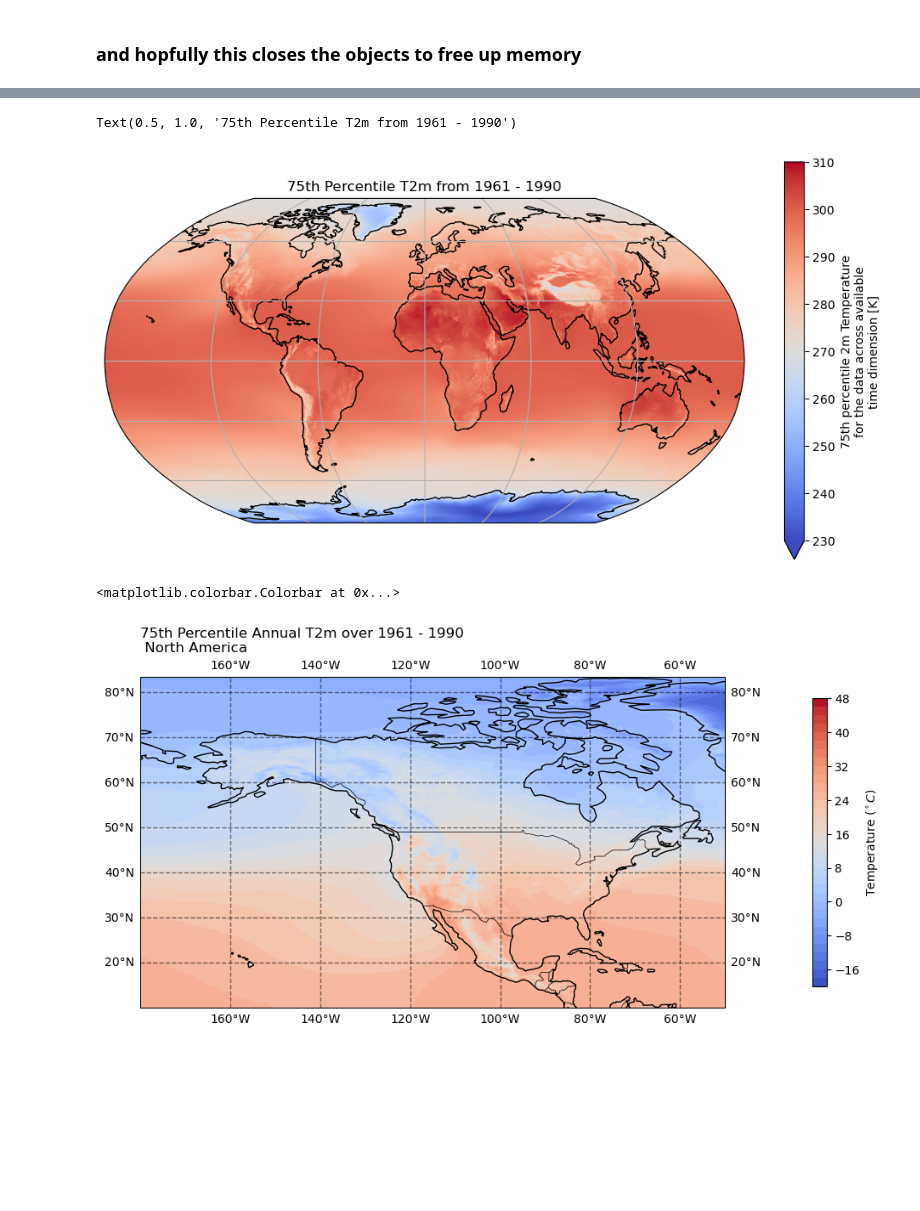
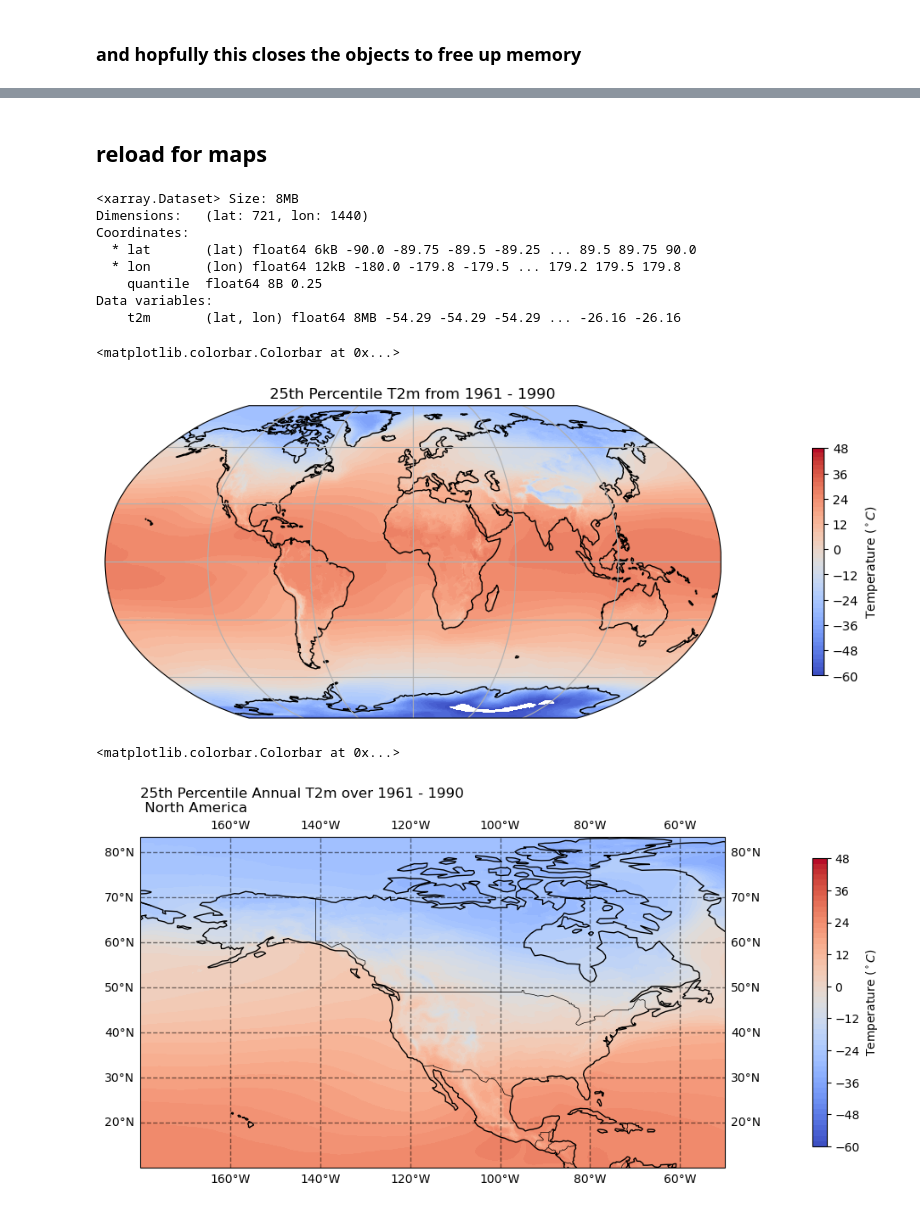
Before and after one commit to tedscott/HeatWaves, a Jupyter notebook: Winter/ReadComputeBaselineERA5.ipynb, the cells around one changed output, grey strips where cells are left out. Drawn from its saved outputs; the diff is of its cells as text; code cells hidden in the pictures; blank space fills up the shorter version.

Commit message:
getting winter baseline temps from ERA5

```diff
--- a/Winter/ReadComputeBaselineERA5.ipynb
+++ b/Winter/ReadComputeBaselineERA5.ipynb
@@ -149,29 +166,48 @@ drwxr-xr-x@ 14 tedscott  staff      448 Jun 14 14:37 1990
+# %% [markdown]
+## reload for maps
+# %%
+# reload it
+filename = "../../../../Data/ERA5-global/Baseline/computed_1961-1990-full_25th.nc"
+c_25 = xr.open_mfdataset(filename)
+
+df_c = c_25 - 273.15
+df_c.load()
+df_c
+# %% [output]
+<xarray.Dataset> Size: 8MB
+Dimensions:   (lat: 721, lon: 1440)
+Coordinates:
+  * lat       (lat) float64 6kB -90.0 -89.75 -89.5 -89.25 ... 89.5 89.75 90.0
+  * lon       (lon) float64 12kB -180.0 -179.8 -179.5 ... 179.2 179.5 179.8
+    quantile  float64 8B 0.25
+Data variables:
+    t2m       (lat, lon) float64 8MB -54.29 -54.29 -54.29 ... -26.16 -26.16
 # %%
 fig = plt.figure(figsize=(12,6))
 
 # assign axis and def projection to use
 ax = plt.axes(projection=ccrs.Robinson(central_longitude=0))
 
 # add coastlines and grid
 ax.coastlines()
 ax.gridlines()
 
-# plot first index of SSTs
-(c_75-273.15).plot(
-    ax=ax,
-    transform=ccrs.PlateCarree(), # assign map projection
-    #vmin=230,
-    #vmax=310, # define temp range for colorbar 230 to 310 K
-    cmap="coolwarm"
+dataplot = ax.contourf(
+    df_c.lon,
+    df_c.lat,
+    df_c.t2m,
+    levels=np.arange(-60,50,2),
+    transform=ccrs.PlateCarree(),
+    cmap=plt.cm.coolwarm,
 )
 
 plt.title("25th Percentile T2m from 1961 - 1990")
 fig.colorbar(dataplot, orientation="vertical", label="Temperature ($^\circ C$)",
              shrink=0.55, pad=0.11
             )
 # %% [output]
-Text(0.5, 1.0, '75th Percentile T2m from 1961 - 1990')
+<matplotlib.colorbar.Colorbar at 0x...>
-[figure, old version]
+[figure, new version]
 # %%
 # make a north america map too
 
@@ -180,10 +216,10 @@ fig = plt.figure(figsize=(12,8))
 ax = plt.subplot(1,1,1, projection=ccrs.PlateCarree())
 ax.set_title("25th Percentile Annual T2m over 1961 - 1990 \n North America", loc="left")
 dataplot = ax.contourf(
-    c_75.lon,
-    c_75.lat,
-    c_75-273.15,
-    levels=np.arange(-20,50,2),
+    df_c.lon,
+    df_c.lat,
+    df_c.t2m,
+    levels=np.arange(-60,50,2),
     transform=ccrs.PlateCarree(),
     cmap=plt.cm.coolwarm,
 )
@@ -197,4 +233,4 @@ fig.colorbar(dataplot, orientation="vertical", label="Temperature ($^\circ C$)",
             )
 # %% [output]
 <matplotlib.colorbar.Colorbar at 0x...>
-[figure, old version]
+[figure, new version]
```
Also changed, not shown: parts of 3 cells of this notebook.
